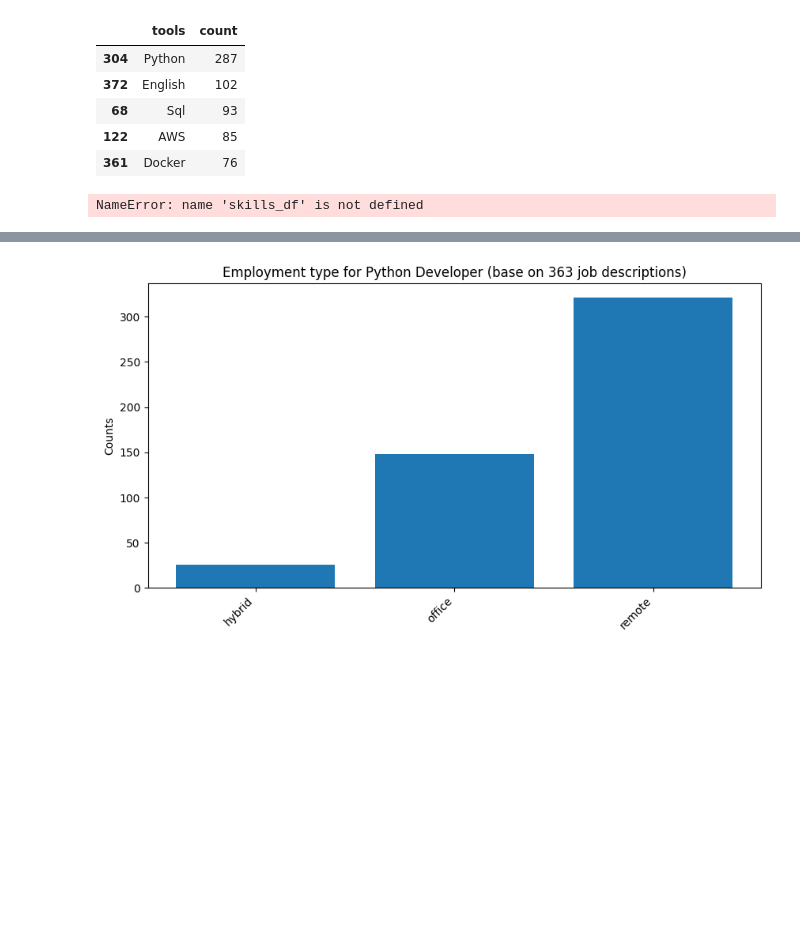
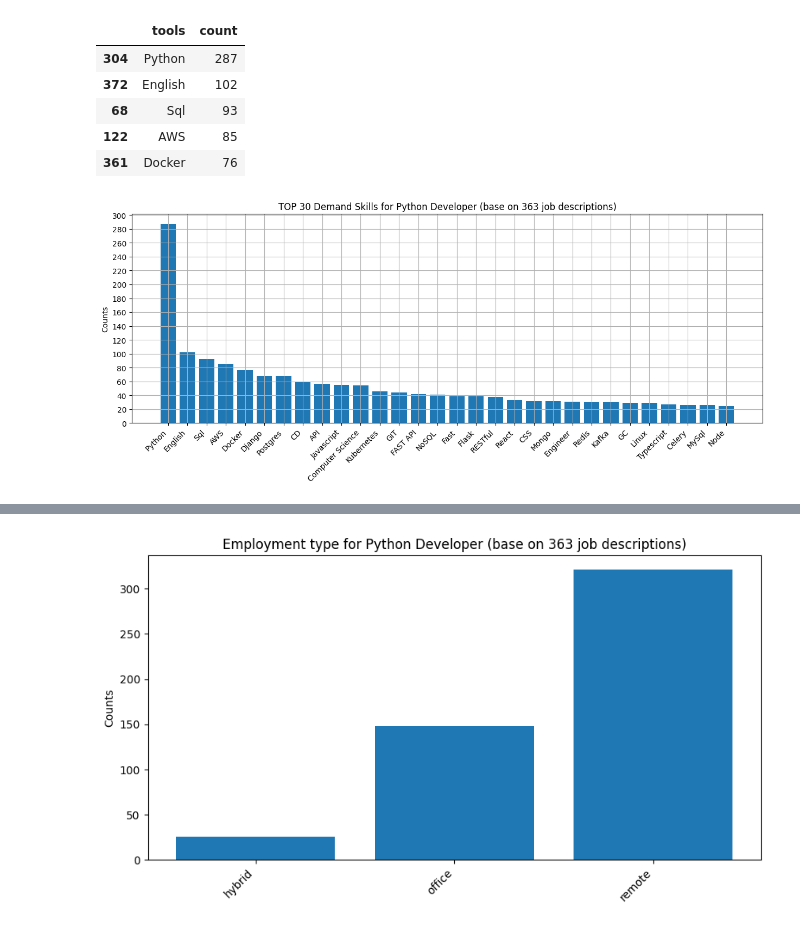
Before and after one commit to danieladdisonorg/Jobsite-Scraper-and-Analyzer, a Jupyter notebook: analyzing/analyze_djinni.ipynb, the cells around one changed output, grey strips where cells are left out. Cells and saved outputs as stored; diff of their text form; code cells hidden in the pictures; blank space fills up the shorter version.

```diff
--- a/analyzing/analyze_djinni.ipynb
+++ b/analyzing/analyze_djinni.ipynb
@@ -119,20 +123,25 @@ skills_df.head()
 # %%
 from config import POSITION
 
 # get top 20 demands
 top_skills = skills_df.iloc[:30, :]
 
 plt.figure(figsize=(15, 5))
 plt.bar(top_skills.tools, top_skills["count"])
 
 plt.title(f"TOP {top_skills.shape[0]} Demand Skills for {POSITION} Developer (base on {df.shape[0]} job descriptions)")
 plt.xticks(rotation=45, ha="right")
 plt.ylabel("Counts")
-plt.yticks(range(0, tools["count"].max() + 20, 20))
+plt.yticks(range(0, top_skills["count"].max() + 20, 20))
 plt.grid(True)
+
+# save diagram
+no_filters = os.path.join(diagrams, "no_filters")
+plt.savefig(os.path.join(no_filters, f"skills_{uuid.uuid4()}.jpg"))
+
 plt.show()
 # %% [output]
-NameError: name 'skills_df' is not defined
+[figure, added]
 # %%
 # group by year of expirience
 grouped = df.groupby("year_of_exp")
```
Also changed, not shown: parts of 7 cells of this notebook.
